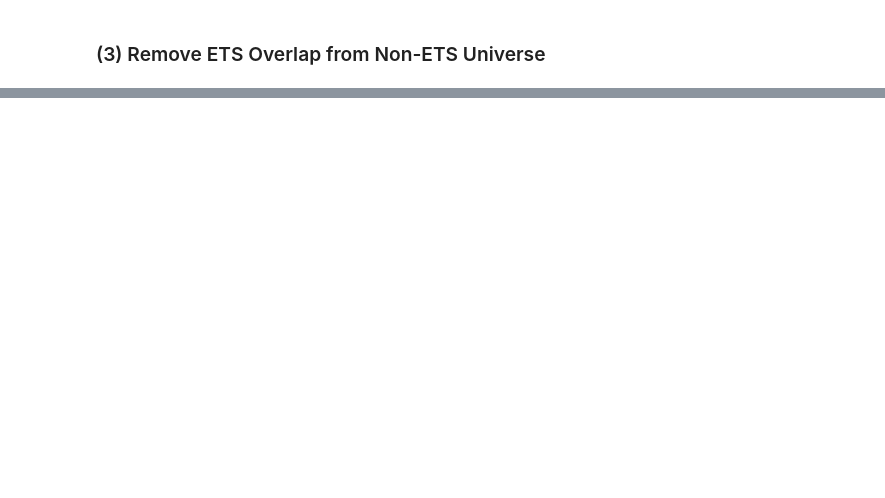
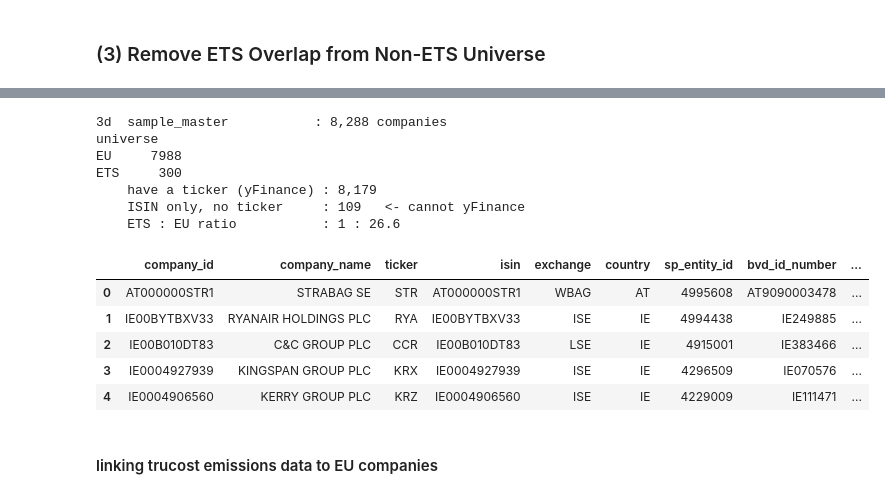
Before and after one commit to salinela/carbon-portfolio-project-v2, a Jupyter notebook: notebooks/02_entity_resolution_sample_construction.ipynb, the cells around one changed output, grey strips where cells are left out. Saved outputs shown, nothing was run; the diff lists cells and outputs as text; code cells hidden in the pictures; blank space fills up the shorter version.

```diff
--- a/notebooks/02_entity_resolution_sample_construction.ipynb
+++ b/notebooks/02_entity_resolution_sample_construction.ipynb
@@ -752,2 +656,0 @@ ets_self_owned_full_listing[ets_self_owned_full_listing['listing_status'] == 'Un
-# %%
-ciq_tickers = load_raw('ciq_ets_owners_tickers_fetched.csv')
@@ -1052,0 +1178,55 @@ signals                 — to be built — keyed on (bvd_id, date)
+# %%
+# %% 3d — stack into one master sample
+eu_control_std = pd.DataFrame({
+    'company_id':     eu_control['isin_number'].fillna(eu_control['_ticker']),
+    'company_name':   eu_control['company_name'],
+    'ticker':         eu_control['_ticker'],
+    'isin':           eu_control['isin_number'],
+    'exchange':       eu_control['main_exchange'],
+    'country':        eu_control['_country'],
+    'sp_entity_id':   pd.NA,
+    'bvd_id_number':  eu_control['bvd_id_number'],
+    'listing_status': eu_control['listing_status'],
+    'delisting_date': eu_control['delisting_date'],
+    'n_ets_entities': 0,
+    'resolution':     'eu_direct',
+    'ets_entity_ids': pd.NA,
+    'universe':       'EU',
+})
+
+eu_control_std['data_start_date'] = STUDY_START
+eu_control_std['data_end_date']   = STUDY_END
+# %%
+# one row per security across BOTH universes; ETS wins any residual tie
+sample_master = (pd.concat([ets_companies, eu_control_std], ignore_index=True)
+                   .dropna(subset=['company_id'])
+                   .sort_values('universe')          # ETS before EU
+                   .drop_duplicates('company_id', keep='first')
+                   .reset_index(drop=True))
+
+print(f"\n3d  sample_master           : {len(sample_master):,} companies")
+print(sample_master['universe'].value_counts().to_string())
+no_ticker = sample_master['ticker'].isna().sum()
+print(f"    have a ticker (yFinance) : {sample_master['ticker'].notna().sum():,}")
+print(f"    ISIN only, no ticker     : {no_ticker:,}   <- cannot yFinance")
+print(f"    ETS : EU ratio           : 1 : "
+      f"{len(sample_master[sample_master.universe=='EU']) / max(len(sample_master[sample_master.universe=='ETS']),1):.1f}")
+
+sample_master.to_csv('sample_master.csv', index=False)
+sample_master.head()
+# %% [output]
+3d  sample_master           : 8,288 companies
+universe
+EU     7988
+ETS     300
+    have a ticker (yFinance) : 8,179
+    ISIN only, no ticker     : 109   <- cannot yFinance
+    ETS : EU ratio           : 1 : 26.6
+|  | company_id | company_name | ticker | isin | exchange | country | sp_entity_id | bvd_id_number | ... |
+| 0 | AT000000STR1 | STRABAG SE | STR | AT000000STR1 | WBAG | AT | 4995608 | AT9090003478 | ... |
+| 1 | IE00BYTBXV33 | RYANAIR HOLDINGS PLC | RYA | IE00BYTBXV33 | ISE | IE | 4994438 | IE249885 | ... |
+| 2 | IE00B010DT83 | C&C GROUP PLC | CCR | IE00B010DT83 | LSE | IE | 4915001 | IE383466 | ... |
+| 3 | IE0004927939 | KINGSPAN GROUP PLC | KRX | IE0004927939 | ISE | IE | 4296509 | IE070576 | ... |
+| 4 | IE0004906560 | KERRY GROUP PLC | KRZ | IE0004906560 | ISE | IE | 4229009 | IE111471 | ... |
+# %% [markdown]
+#### linking trucost emissions data to EU companies
```
Also changed, not shown: parts of 55 cells of this notebook, 3 other files.
